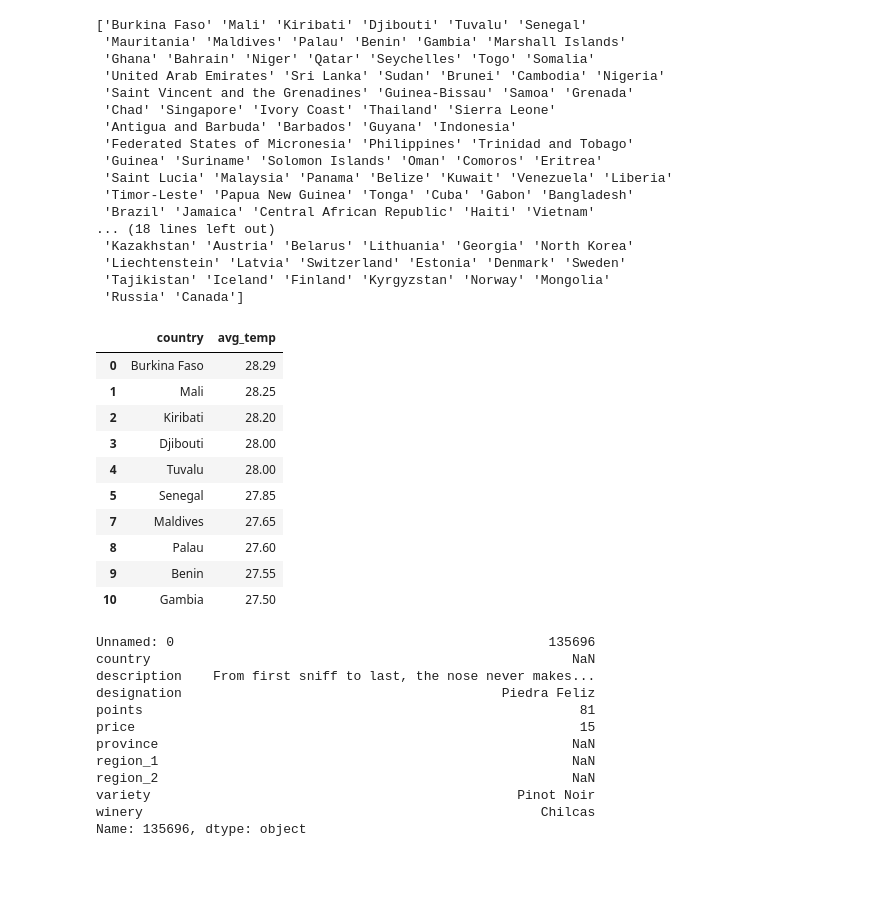
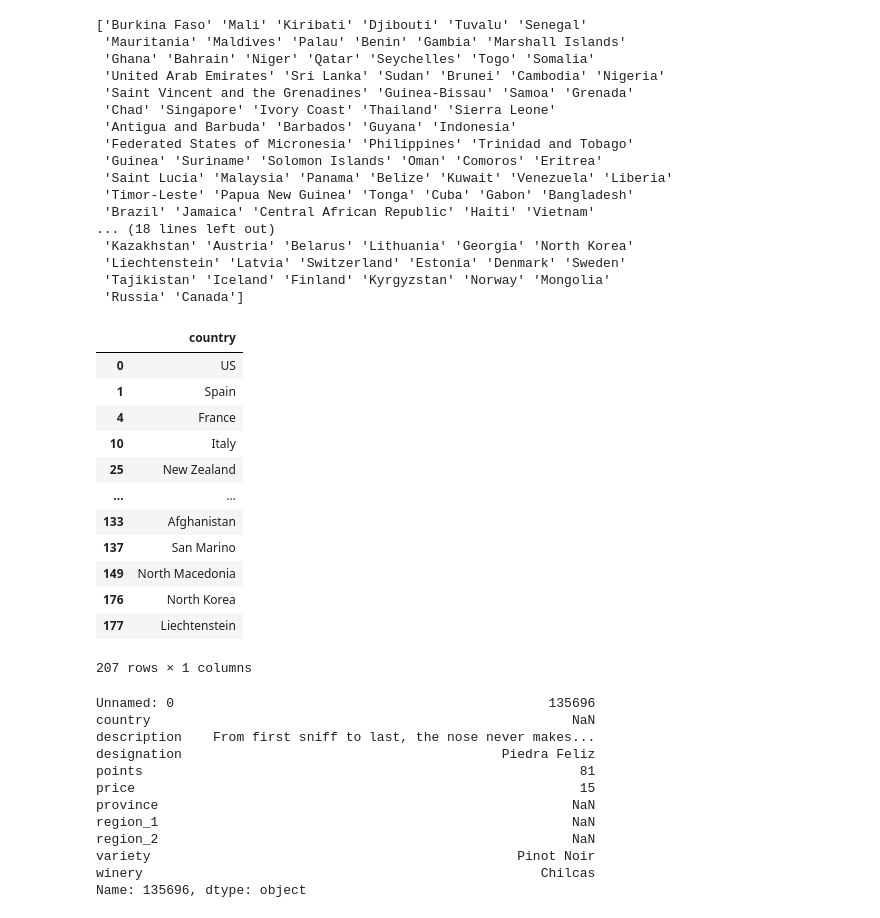
Before and after one commit to jvolosin/etl-project, a Jupyter notebook: final_tables_KL.ipynb, the cells around one changed output. Saved outputs shown, nothing was run; the diff lists cells and outputs as text; code cells hidden in the pictures; blank space fills up the shorter version.

Commit message:
revised countries table

```diff
--- a/final_tables_KL.ipynb
+++ b/final_tables_KL.ipynb
@@ -147,0 +157,29 @@ print (unique_temp)
+# %%
+countries_temp = temperature_df["country"]
+countries_temp_df = pd.DataFrame(countries_temp)
+# %%
+## Make list of countries lists
+countries_list = [countries_wine_data_df,countries_production_df, countries_consumption_df, countries_temp_df]
+# %%
+## Make comprehensive dataframe of countries
+countries_df = pd.concat(countries_list)
+# %%
+## drop duplicate countries
+
+countries_clean_df = countries_df.drop_duplicates(subset=['country'])
+# %%
+countries_clean_df
+# %% [output]
+|  | country |
+| 0 | US |
+| 1 | Spain |
+| 4 | France |
+| 10 | Italy |
+| 25 | New Zealand |
+| ... | ... |
+| 133 | Afghanistan |
+| 137 | San Marino |
+| 149 | North Macedonia |
+| 176 | North Korea |
+| 177 | Liechtenstein |
+207 rows × 1 columns
@@ -151,18 +194,6 @@ temperature_df_clean = temperature_df.loc[temperature_df['country'] != 'Mauritan
 # %%
-# check that country Mauritania has been removed from temperatures
-temperature_df_clean.head(10)
+# # check that country Mauritania has been removed from temperatures
+# temperature_df_clean.head(10)
-# %% [output]
-|  | country | avg_temp |
-| 0 | Burkina Faso | 28.29 |
-| 1 | Mali | 28.25 |
-| 2 | Kiribati | 28.20 |
-| 3 | Djibouti | 28.00 |
-| 4 | Tuvalu | 28.00 |
-| 5 | Senegal | 27.85 |
-| 7 | Maldives | 27.65 |
-| 8 | Palau | 27.60 |
-| 9 | Benin | 27.55 |
-| 10 | Gambia | 27.50 |
 # %%
 production_df['country'] = production_df['country'].replace(['Bosnia And Herzegovina'],'Bosnia and Herzegovina')
 # %%
```
Also changed, not shown: parts of 8 cells of this notebook, 2 other files.
